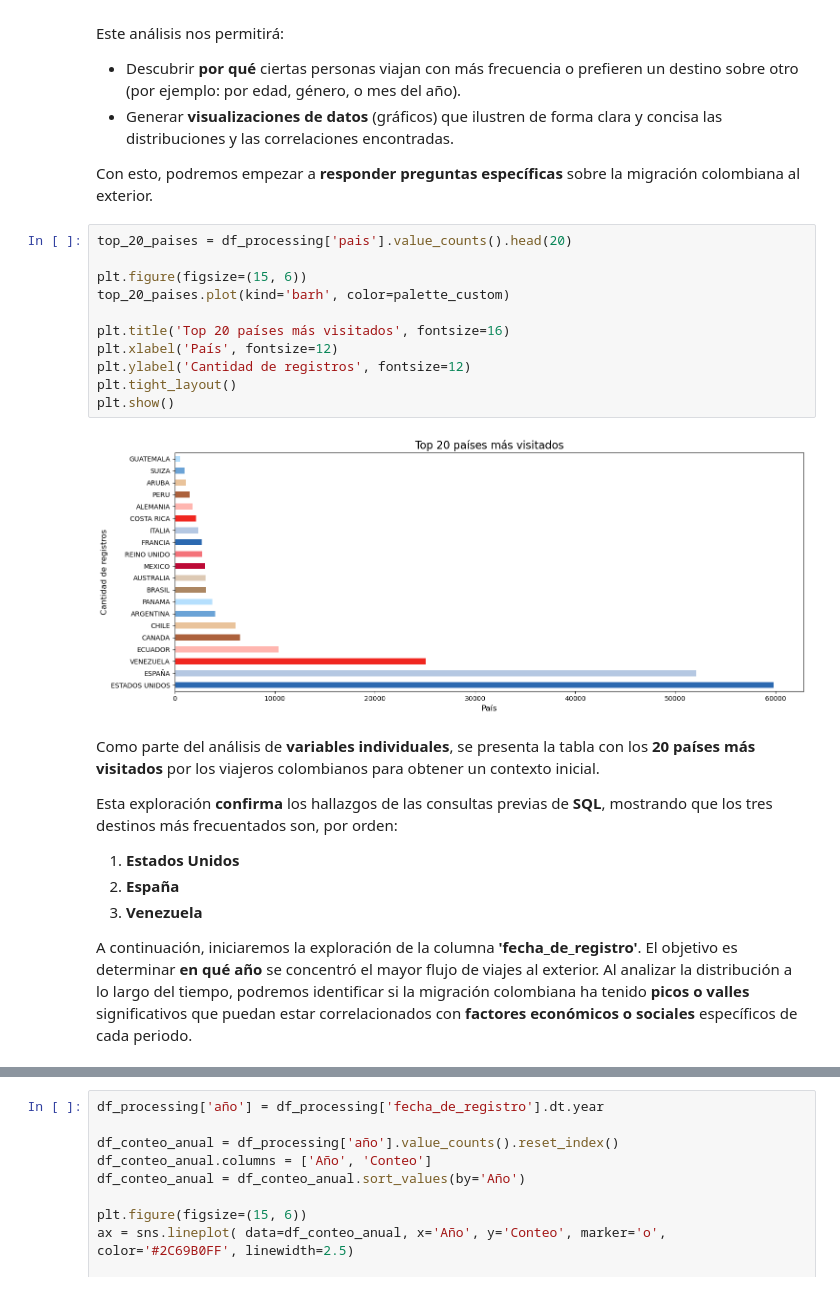
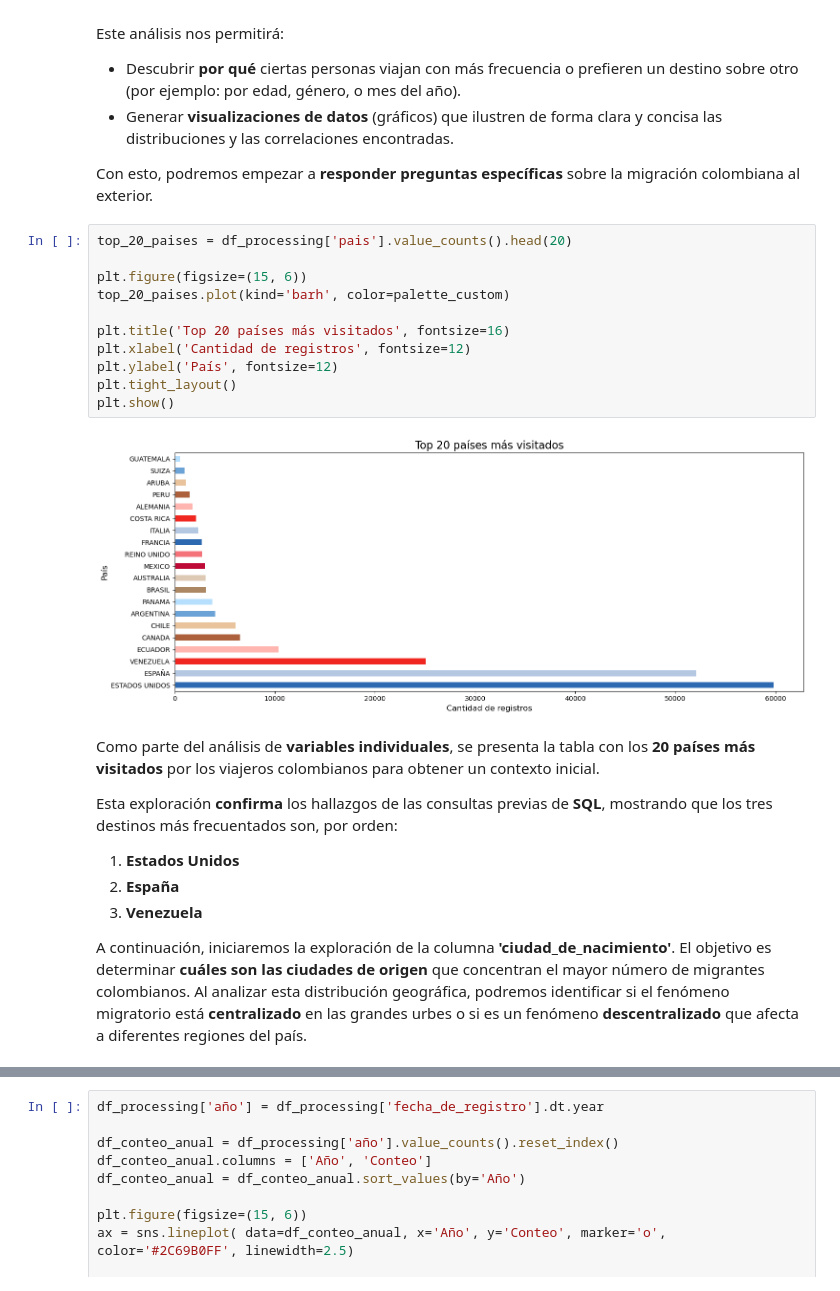
Before and after one commit to AlejandroSegura24/Colombians-migration-data-analysis, a Jupyter notebook: Notebooks/EDA colombians migration.ipynb, the cells around one changed output, grey strips where cells are left out. Saved outputs shown, nothing was run; the diff lists cells and outputs as text.

```diff
--- a/Notebooks/EDA colombians migration.ipynb
+++ b/Notebooks/EDA colombians migration.ipynb
@@ -347,16 +347,16 @@ Con esto, podremos empezar a **responder preguntas específicas** sobre la migra
 # %%
 top_20_paises = df_processing['pais'].value_counts().head(20)
 
 plt.figure(figsize=(15, 6))
 top_20_paises.plot(kind='barh', color=palette_custom)
 
 plt.title('Top 20 países más visitados', fontsize=16)
-plt.xlabel('País', fontsize=12)
-plt.ylabel('Cantidad de registros', fontsize=12)
+plt.xlabel('Cantidad de registros', fontsize=12)
+plt.ylabel('País', fontsize=12)
 plt.tight_layout()
 plt.show()
 # %% [output]
-[figure, old version]
+[figure, new version]
 # %% [markdown]
 Como parte del análisis de **variables individuales**, se presenta la tabla con los **20 países más visitados** por los viajeros colombianos para obtener un contexto inicial.
 
@@ -366,4 +366,4 @@ Esta exploración **confirma** los hallazgos de las consultas previas de **SQL**
 2.  **España**
 3.  **Venezuela**
 
-A continuación, iniciaremos la exploración de la columna **'fecha_de_registro'**. El objetivo es determinar **en qué año** se concentró el mayor flujo de viajes al exterior. Al analizar la distribución a lo largo del tiempo, podremos identificar si la migración colombiana ha tenido **picos o valles** significativos que puedan estar correlacionados con **factores económicos o sociales** específicos de cada periodo.
+A continuación, iniciaremos la exploración de la columna **'ciudad_de_nacimiento'**. El objetivo es determinar **cuáles son las ciudades de origen** que concentran el mayor número de migrantes colombianos. Al analizar esta distribución geográfica, podremos identificar si el fenómeno migratorio está **centralizado** en las grandes urbes o si es un fenómeno **descentralizado** que afecta a diferentes regiones del país.
```
Also changed, not shown: parts of 2 cells of this notebook.
